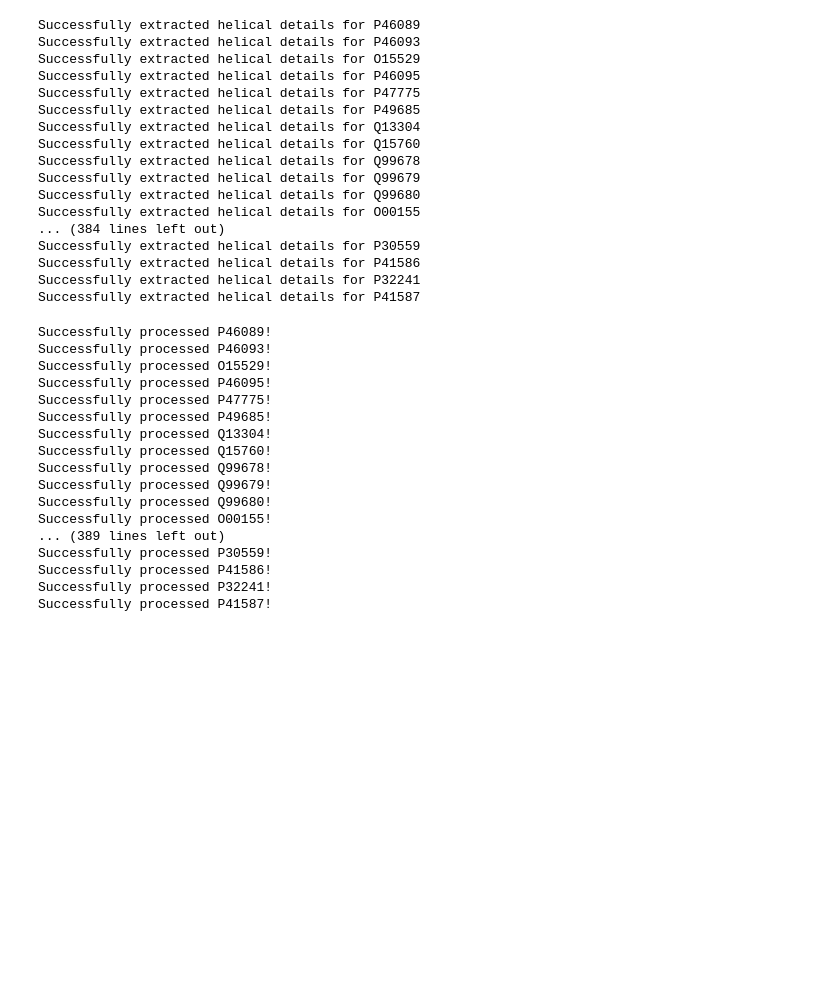
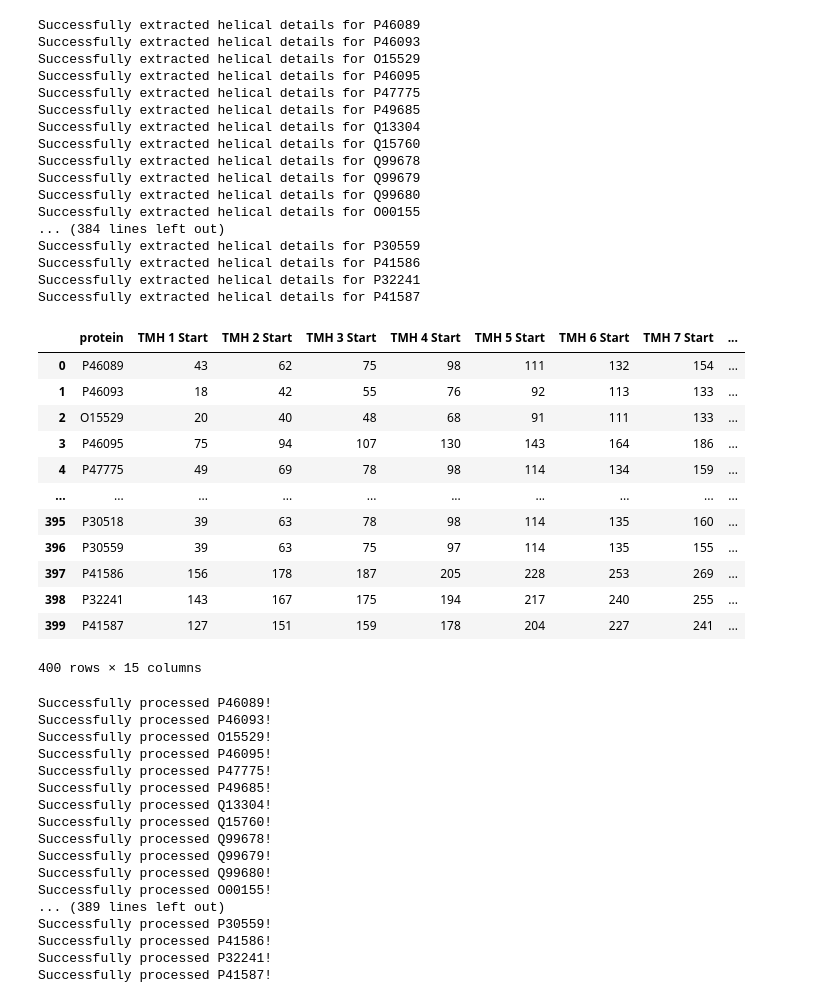
Before and after one commit to gleeeee0788/MSDS2025, a Jupyter notebook: DMW1/DMW1_Project.ipynb, the cells around one changed output. Drawn from its saved outputs; the diff is of its cells as text; code cells hidden in the pictures; blank space fills up the shorter version.

```diff
--- a/DMW1/DMW1_Project.ipynb
+++ b/DMW1/DMW1_Project.ipynb
@@ -224,6 +228,22 @@ Successfully extracted helical details for P30559
 Successfully extracted helical details for P41586
 Successfully extracted helical details for P32241
 Successfully extracted helical details for P41587
+# %%
+tmh_df
+# %% [output]
+|  | protein | TMH 1 Start | TMH 2 Start | TMH 3 Start | TMH 4 Start | TMH 5 Start | TMH 6 Start | TMH 7 Start | ... |
+| 0 | P46089 | 43 | 62 | 75 | 98 | 111 | 132 | 154 | ... |
+| 1 | P46093 | 18 | 42 | 55 | 76 | 92 | 113 | 133 | ... |
+| 2 | O15529 | 20 | 40 | 48 | 68 | 91 | 111 | 133 | ... |
+| 3 | P46095 | 75 | 94 | 107 | 130 | 143 | 164 | 186 | ... |
+| 4 | P47775 | 49 | 69 | 78 | 98 | 114 | 134 | 159 | ... |
+| ... | ... | ... | ... | ... | ... | ... | ... | ... | ... |
+| 395 | P30518 | 39 | 63 | 78 | 98 | 114 | 135 | 160 | ... |
+| 396 | P30559 | 39 | 63 | 75 | 97 | 114 | 135 | 155 | ... |
+| 397 | P41586 | 156 | 178 | 187 | 205 | 228 | 253 | 269 | ... |
+| 398 | P32241 | 143 | 167 | 175 | 194 | 217 | 240 | 255 | ... |
+| 399 | P41587 | 127 | 151 | 159 | 178 | 204 | 227 | 241 | ... |
+400 rows × 15 columns
 # %%
 # Generate final parsed coordinates dataframe
 final_coord_df = process_proteins(uniprot_ids, output_dirs)
```
Also changed, not shown: parts of 13 cells of this notebook.
